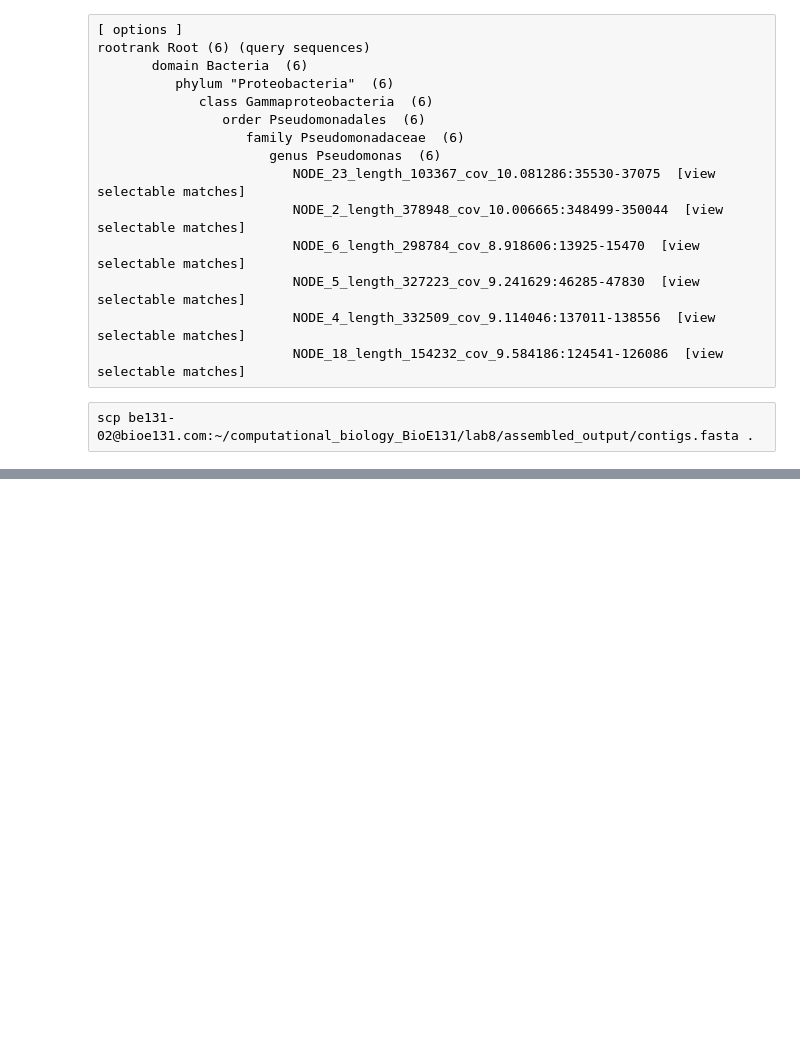
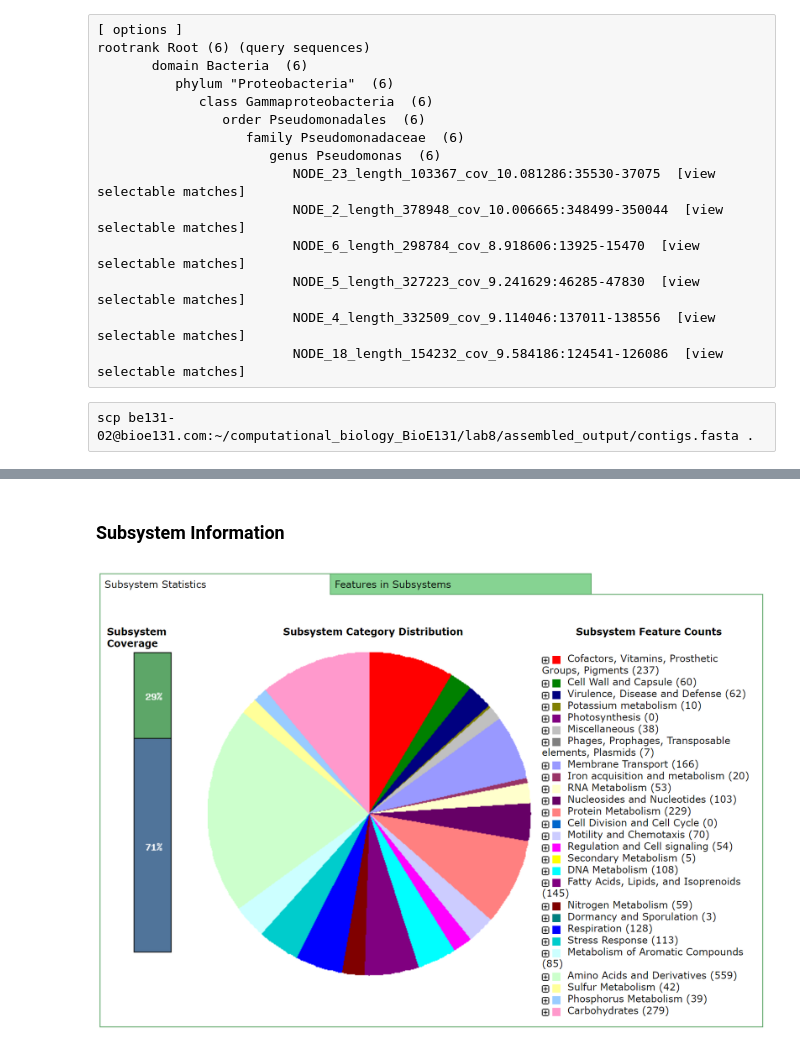
Before and after one commit to nathan2wong/computational_biology_BioE131, a Jupyter notebook: lab9/Lab9.ipynb, the cells around one changed output, grey strips where cells are left out. Drawn from its saved outputs; the diff is of its cells as text; code cells hidden in the pictures; blank space fills up the shorter version.

```diff
--- a/lab9/Lab9.ipynb
+++ b/lab9/Lab9.ipynb
@@ -88,0 +168,8 @@ scp be131-02@bioe131.com:~/computational_biology_BioE131/lab8/assembled_output/c
+# %% [markdown]
+### Subsystem Information
+# %%
+from IPython.display import Image, display
+image = Image(filename = "subsystem_features.PNG")
+image
+# %% [output]
+[figure, added]
```
Also changed, not shown: parts of 21 cells of this notebook, 3 other files.
